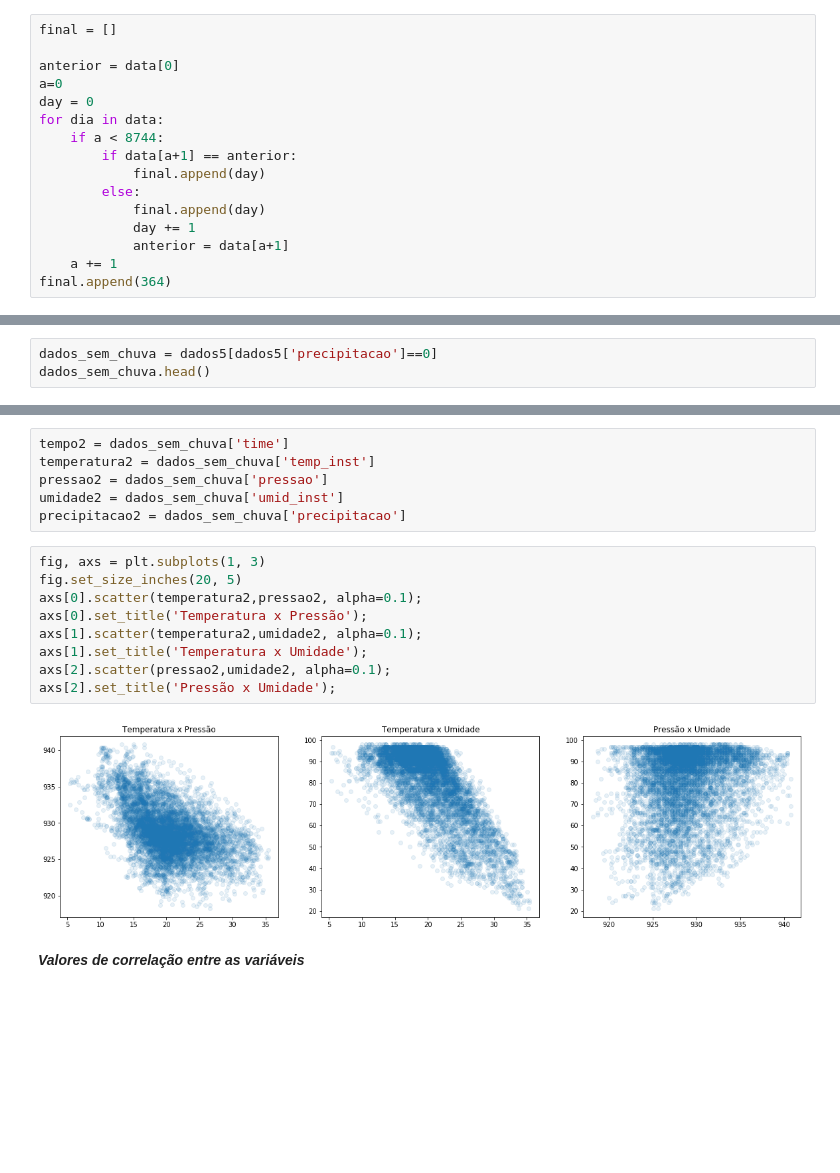
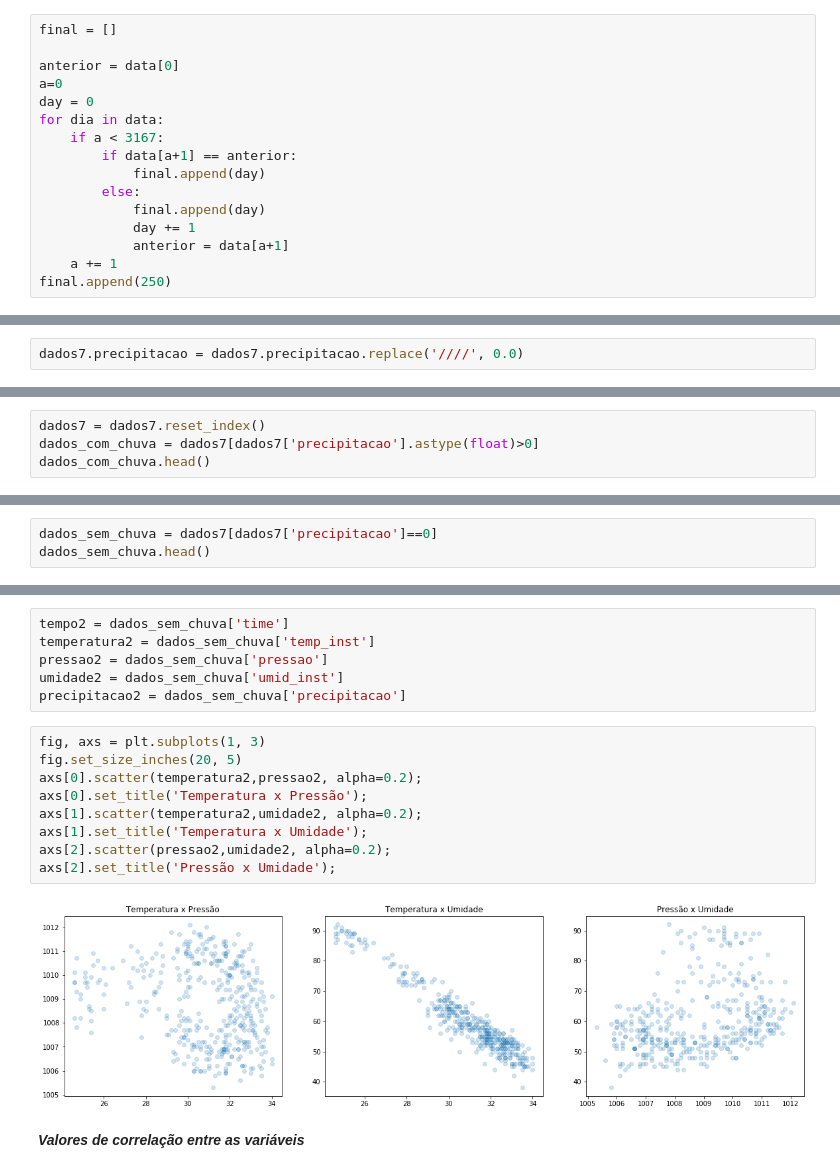
Before and after one commit to Joao-Pedro-Chacon-Ruiz/Modelo_de_precificacao_carros, a Jupyter notebook: Primeiras_Iterações/Análise_Macapá.ipynb, the cells around one changed output, grey strips where cells are left out. Cells and saved outputs as stored; diff of their text form; blank space fills up the shorter version.

```diff
--- a/Primeiras_Iterações/Análise_Macapá.ipynb
+++ b/Primeiras_Iterações/Análise_Macapá.ipynb
@@ -109,7 +121,7 @@ anterior = data[0]
 a=0
 day = 0
 for dia in data:
-    if a < 8744:
+    if a < 3167:
         if data[a+1] == anterior:
             final.append(day)
         else:
@@ -117,7 +129,7 @@ for dia in data:
             day += 1
             anterior = data[a+1]
     a += 1
-final.append(364)
+final.append(250)
 # %%
 hora = pd.Series(hora).astype(int)
 final = pd.Series(final).astype(int)
@@ -190,0 +164,2 @@ D.head()
+# %%
+dados7.precipitacao = dados7.precipitacao.replace('////', 0.0)
@@ -455,0 +442,4 @@ dados_com_chuva.head()
+# %%
+dados7 = dados7.reset_index()
+dados_com_chuva = dados7[dados7['precipitacao'].astype(float)>0]
+dados_com_chuva.head()
@@ -660,7 +657,7 @@ axs[2].set_title('Pressao x Umidade');
 # %% [markdown]
 ##### Análise sem log
 # %%
-dados_sem_chuva = dados5[dados5['precipitacao']==0]
+dados_sem_chuva = dados7[dados7['precipitacao']==0]
 dados_sem_chuva.head()
 # %% [output]
 |  | time | temp_inst | pressao | umid_inst | precipitacao | vento_vel |
@@ -678,14 +675,14 @@ precipitacao2 = dados_sem_chuva['precipitacao']
 # %%
 fig, axs = plt.subplots(1, 3)
 fig.set_size_inches(20, 5)
-axs[0].scatter(temperatura2,pressao2, alpha=0.1);
+axs[0].scatter(temperatura2,pressao2, alpha=0.2);
 axs[0].set_title('Temperatura x Pressão');
-axs[1].scatter(temperatura2,umidade2, alpha=0.1);
+axs[1].scatter(temperatura2,umidade2, alpha=0.2);
 axs[1].set_title('Temperatura x Umidade');
-axs[2].scatter(pressao2,umidade2, alpha=0.1);
+axs[2].scatter(pressao2,umidade2, alpha=0.2);
 axs[2].set_title('Pressão x Umidade');
 # %% [output]
-[figure, old version]
+[figure, new version]
 # %% [markdown]
 ***Valores de correlação entre as variáveis***
 # %%
```
Also changed, not shown: parts of 44 cells of this notebook, 3 other files.
